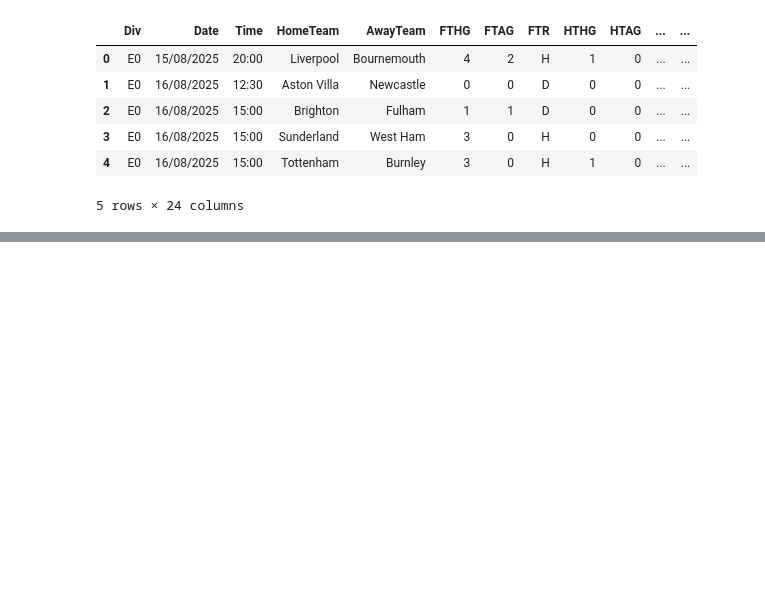
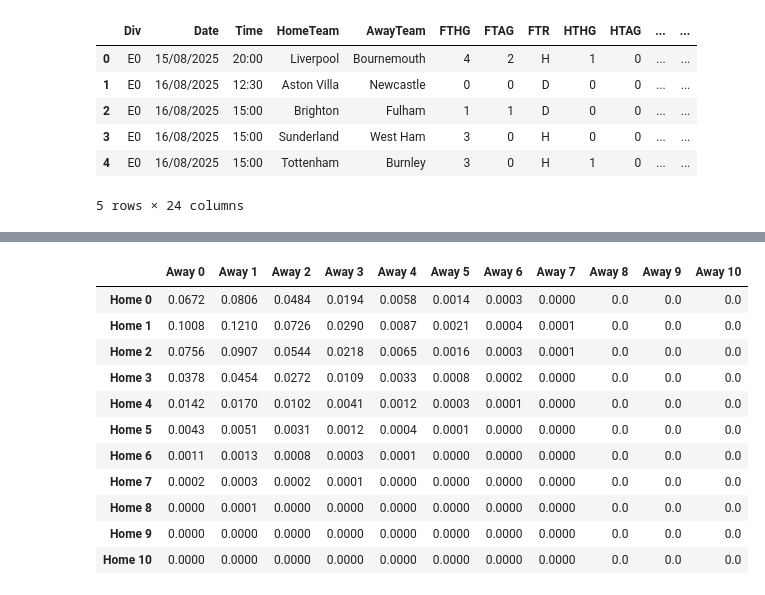
Before and after one commit to hankike/Premier_Prediction, a Jupyter notebook: poisson_2.ipynb, the cells around one changed output, grey strips where cells are left out. Drawn from its saved outputs; the diff is of its cells as text; code cells hidden in the pictures; blank space fills up the shorter version.

```diff
--- a/poisson_2.ipynb
+++ b/poisson_2.ipynb
@@ -26,0 +806,21 @@ df.head()
+# %%
+from scipy.stats import poisson
+
+# Example expected goals
+home_lambda = 1.5
+away_lambda = 1.2
+
+# Probabilities of scoring 0 through 5 goals
+goal_counts = np.arange(6)
+
+home_probs = poisson.pmf(goal_counts, home_lambda)
+away_probs = poisson.pmf(goal_counts, away_lambda)
+
+# Display probabilities
+example_probs = pd.DataFrame({
+    'Goals': goal_counts,
+    'Home Probability': home_probs,
+    'Away Probability': away_probs
+})
+
+display(example_probs.round(4))
@@ -26,0 +835,31 @@ df.head()
+# %%
+# Calculate score probabilities from 0 through 10 goals
+goal_counts = np.arange(11)
+
+home_probs = poisson.pmf(goal_counts, home_lambda)
+away_probs = poisson.pmf(goal_counts, away_lambda)
+
+# Create scoreline probability matrix
+scoreline_matrix = np.outer(home_probs, away_probs)
+
+# Display as a DataFrame
+scoreline_df = pd.DataFrame(
+    scoreline_matrix,
+    index=[f'Home {i}' for i in goal_counts],
+    columns=[f'Away {i}' for i in goal_counts]
+)
+
+display(scoreline_df.round(4))
+# %% [output]
+|  | Away 0 | Away 1 | Away 2 | Away 3 | Away 4 | Away 5 | Away 6 | Away 7 | Away 8 | Away 9 | Away 10 |
+| Home 0 | 0.0672 | 0.0806 | 0.0484 | 0.0194 | 0.0058 | 0.0014 | 0.0003 | 0.0000 | 0.0 | 0.0 | 0.0 |
+| Home 1 | 0.1008 | 0.1210 | 0.0726 | 0.0290 | 0.0087 | 0.0021 | 0.0004 | 0.0001 | 0.0 | 0.0 | 0.0 |
+| Home 2 | 0.0756 | 0.0907 | 0.0544 | 0.0218 | 0.0065 | 0.0016 | 0.0003 | 0.0001 | 0.0 | 0.0 | 0.0 |
+| Home 3 | 0.0378 | 0.0454 | 0.0272 | 0.0109 | 0.0033 | 0.0008 | 0.0002 | 0.0000 | 0.0 | 0.0 | 0.0 |
+| Home 4 | 0.0142 | 0.0170 | 0.0102 | 0.0041 | 0.0012 | 0.0003 | 0.0001 | 0.0000 | 0.0 | 0.0 | 0.0 |
+| Home 5 | 0.0043 | 0.0051 | 0.0031 | 0.0012 | 0.0004 | 0.0001 | 0.0000 | 0.0000 | 0.0 | 0.0 | 0.0 |
+| Home 6 | 0.0011 | 0.0013 | 0.0008 | 0.0003 | 0.0001 | 0.0000 | 0.0000 | 0.0000 | 0.0 | 0.0 | 0.0 |
+| Home 7 | 0.0002 | 0.0003 | 0.0002 | 0.0001 | 0.0000 | 0.0000 | 0.0000 | 0.0000 | 0.0 | 0.0 | 0.0 |
+| Home 8 | 0.0000 | 0.0001 | 0.0000 | 0.0000 | 0.0000 | 0.0000 | 0.0000 | 0.0000 | 0.0 | 0.0 | 0.0 |
+| Home 9 | 0.0000 | 0.0000 | 0.0000 | 0.0000 | 0.0000 | 0.0000 | 0.0000 | 0.0000 | 0.0 | 0.0 | 0.0 |
+| Home 10 | 0.0000 | 0.0000 | 0.0000 | 0.0000 | 0.0000 | 0.0000 | 0.0000 | 0.0000 | 0.0 | 0.0 | 0.0 |
```
Also changed, not shown: parts of 43 cells of this notebook.
